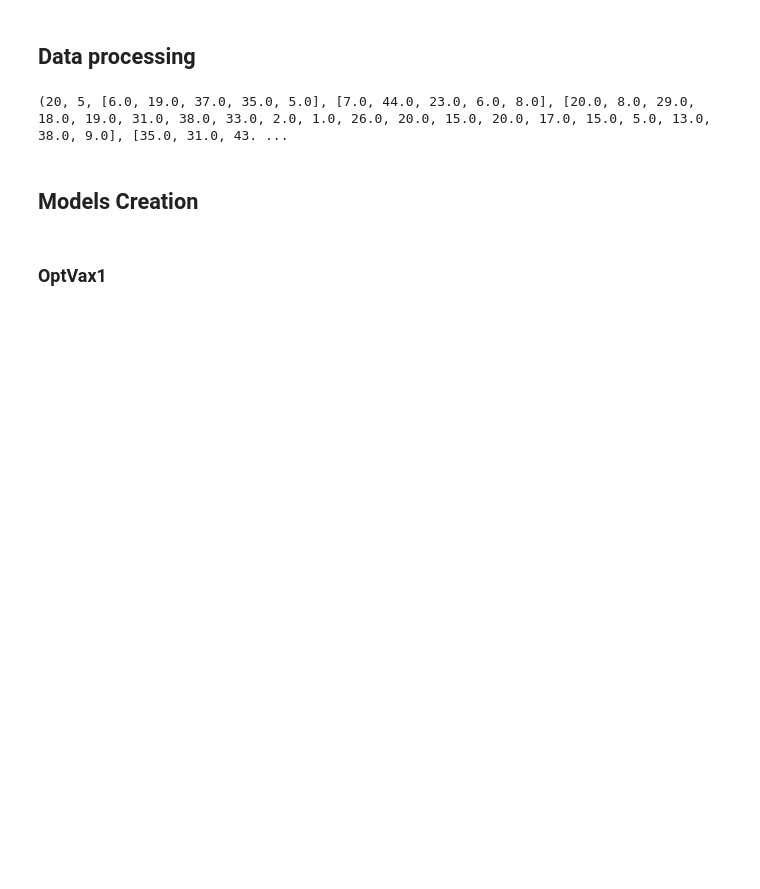
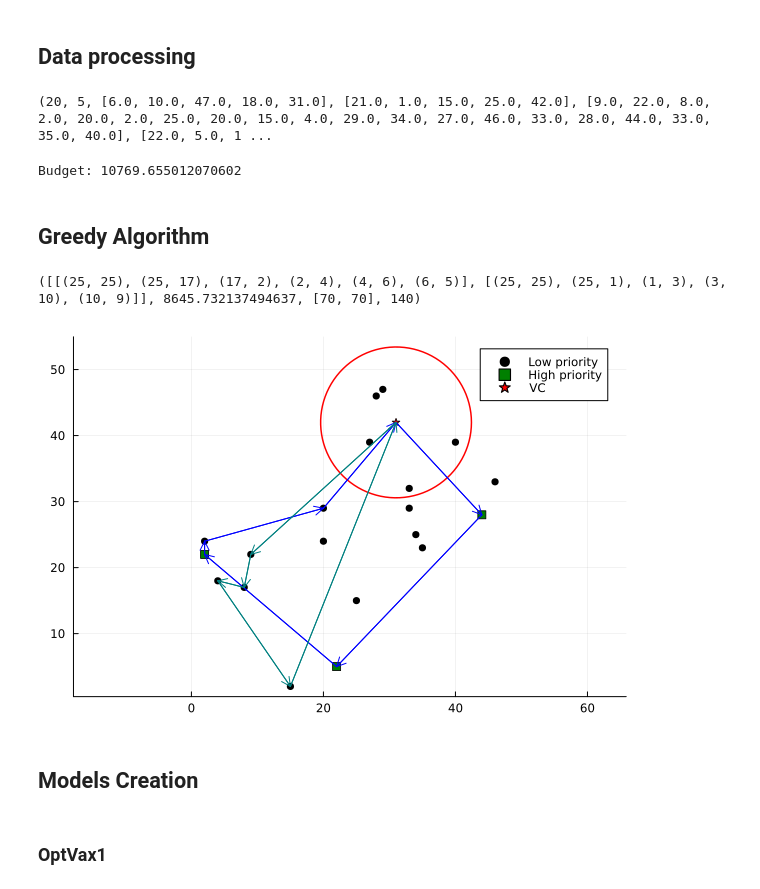
Before and after one commit to TheoHanon/Combinatorial-Optimization, a Jupyter notebook: project.ipynb, the cells around one changed output. Drawn from its saved outputs; the diff is of its cells as text; code cells hidden in the pictures; blank space fills up the shorter version.

```diff
--- a/project.ipynb
+++ b/project.ipynb
@@ -6,9 +7,13 @@ using Plots
 # %% [markdown]
 ## Data processing
 # %%
-n, m, x_VC, y_VC, x_loc, y_loc, Q, C, q, f, p, tc, B, R, localities_with_high_priorities, M = parse_instance("./Instances/coord50-5-1_processed.dat")
+n, m, x_VC, y_VC, x_loc, y_loc, Q, C, q, f, p, tc, B, R, localities_with_high_priorities, M = parse_instance("./Instances/coord20-5-2_processed.dat")
 # %% [output]
-(20, 5, [6.0, 19.0, 37.0, 35.0, 5.0], [7.0, 44.0, 23.0, 6.0, 8.0], [20.0, 8.0, 29.0, 18.0, 19.0, 31.0, 38.0, 33.0, 2.0, 1.0, 26.0, 20.0, 15.0, 20.0, 17.0, 15.0, 5.0, 13.0, 38.0, 9.0], [35.0, 31.0, 43. ...
+(20, 5, [6.0, 10.0, 47.0, 18.0, 31.0], [21.0, 1.0, 15.0, 25.0, 42.0], [9.0, 22.0, 8.0, 2.0, 20.0, 2.0, 25.0, 20.0, 15.0, 4.0, 29.0, 34.0, 27.0, 46.0, 33.0, 28.0, 44.0, 33.0, 35.0, 40.0], [22.0, 5.0, 1 ...
+# %%
+println("Budget: ", B)
+# %% [output]
+Budget: 10769.655012070602
 # %%
 # Create the distance matrix
 distance_matrix = zeros(Float64, m, n)
@@ -21,7 +26,7 @@ end
 
 
 # Create reachability matrix a
-A = zeros(Int, n, n)
+A = zeros(Int, m, n)
 
 
 for i in 1:m
@@ -52,6 +57,16 @@ for i in 1:m+n
         end
     end
 end
+# %% [markdown]
+## Greedy Algorithm
+# %%
+MMTs, Budget, Q_MMTs, Q_tot = greedy_OptVax(n, m, D, A, Q, C, q, f, p, B, R, localities_with_high_priorities, M)
+# %% [output]
+([[(25, 25), (25, 17), (17, 2), (2, 4), (4, 6), (6, 5)], [(25, 25), (25, 1), (1, 3), (3, 10), (10, 9)]], 8645.732137494637, [70, 70], 140)
+# %%
+plot_solution_greedy(MMTs, x_VC, y_VC, x_loc, y_loc, R, n, m, M, localities_with_high_priorities)
+# %% [output]
+[figure, added]
 # %% [markdown]
 ## Models Creation
 # %% [markdown]
```
Also changed, not shown: parts of 7 cells of this notebook, 4 other files.
